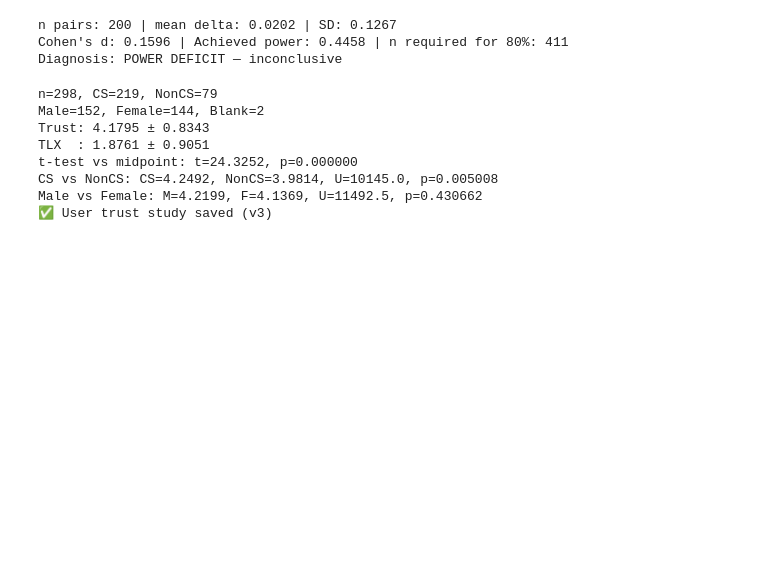
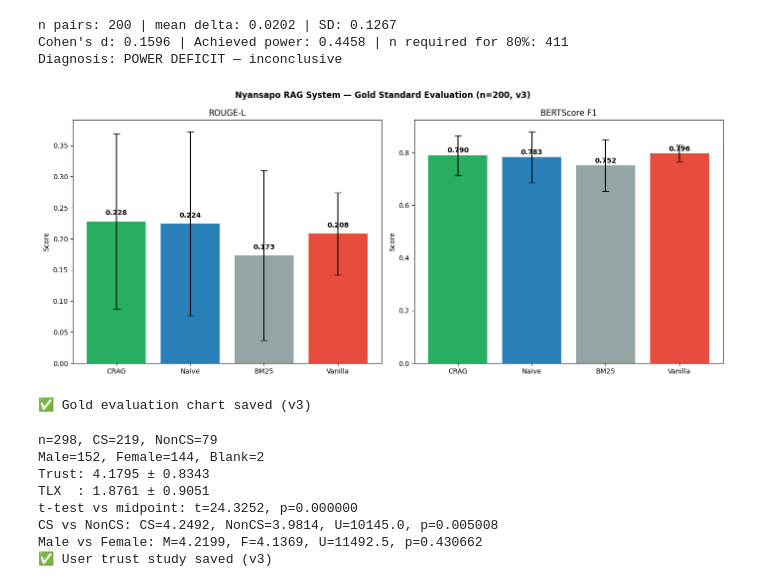
Before and after one commit to maagyei04/Nyansapo-RAG-Research, a Jupyter notebook: notebooks/Nyansapo_RAG_Pipeline.ipynb, the cells around one changed output. Drawn from its saved outputs; the diff is of its cells as text; code cells hidden in the pictures; blank space fills up the shorter version.

```diff
--- a/notebooks/Nyansapo_RAG_Pipeline.ipynb
+++ b/notebooks/Nyansapo_RAG_Pipeline.ipynb
@@ -852,6 +853,36 @@ print("Diagnosis:", "POWER DEFICIT — inconclusive" if achieved_power < 0.80 el
 n pairs: 200 | mean delta: 0.0202 | SD: 0.1267
 Cohen's d: 0.1596 | Achieved power: 0.4458 | n required for 80%: 411
 Diagnosis: POWER DEFICIT — inconclusive
+# %%
+fig, axes = plt.subplots(1, 2, figsize=(14, 6))
+fig.suptitle('Nyansapo RAG System — Gold Standard Evaluation (n=200, v3)',
+             fontsize=12, fontweight='bold')
+
+systems = ['CRAG','Naive','BM25','Vanilla']
+colors  = ['#27AE60','#2980B9','#95A5A6','#E74C3C']
+
+rouge_means = [np.mean(crag_r), np.mean(naive_r), np.mean(bm25_r), np.mean(vanilla_r)]
+rouge_stds  = [np.std(crag_r),  np.std(naive_r),  np.std(bm25_r),  np.std(vanilla_r)]
+bert_means  = [np.mean(crag_b), np.mean(naive_b), np.mean(bm25_b), np.mean(vanilla_b)]
+bert_stds   = [np.std(crag_b),  np.std(naive_b),  np.std(bm25_b),  np.std(vanilla_b)]
+
+bars1 = axes[0].bar(systems, rouge_means, color=colors, yerr=rouge_stds, capsize=5)
+axes[0].set_title('ROUGE-L'); axes[0].set_ylabel('Score')
+for bar, m in zip(bars1, rouge_means):
+    axes[0].text(bar.get_x()+bar.get_width()/2., bar.get_height()+0.01, f'{m:.3f}', ha='center', fontweight='bold')
+
+bars2 = axes[1].bar(systems, bert_means, color=colors, yerr=bert_stds, capsize=5)
+axes[1].set_title('BERTScore F1'); axes[1].set_ylabel('Score')
+for bar, m in zip(bars2, bert_means):
+    axes[1].text(bar.get_x()+bar.get_width()/2., bar.get_height()+0.01, f'{m:.3f}', ha='center', fontweight='bold')
+
+plt.tight_layout()
+plt.savefig('/content/drive/MyDrive/Nyansapo/gold_eval_v3.png', dpi=150, bbox_inches='tight')
+plt.show()
+print("✅ Gold evaluation chart saved (v3)")
+# %% [output]
+[figure, added]
+✅ Gold evaluation chart saved (v3)
 # %%
 from scipy import stats as scipy_stats
 
```
Also changed, not shown: parts of 4 cells of this notebook, 4 other files.
